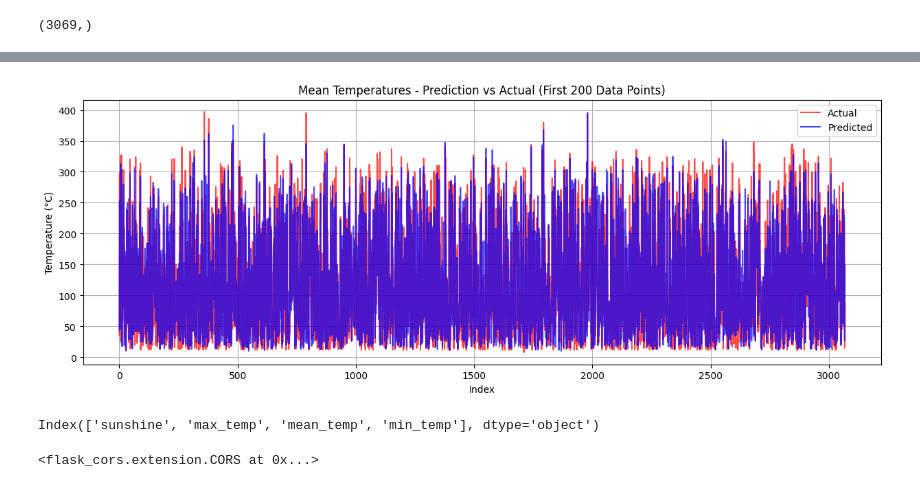
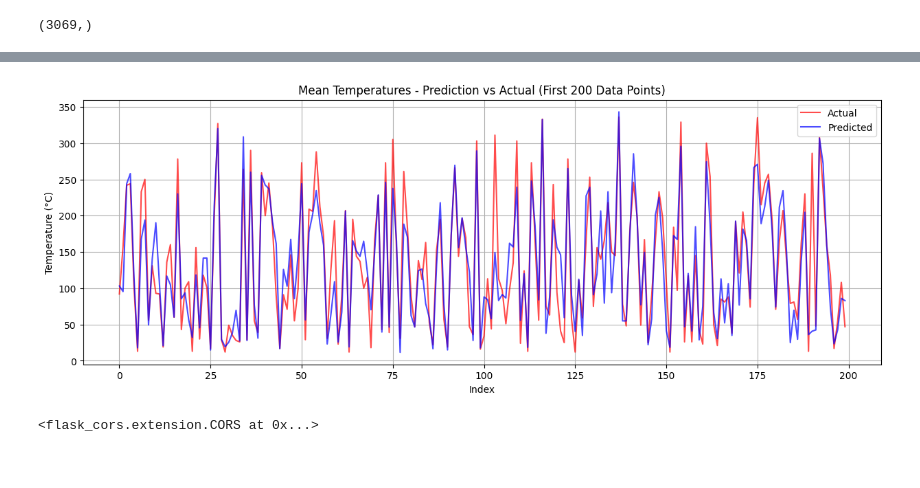
Before and after one commit to gredychristian/London-Weather-Prediction, a Jupyter notebook: london_weather.ipynb, the cells around one changed output, grey strips where cells are left out. Drawn from its saved outputs; the diff is of its cells as text; code cells hidden in the pictures.

```diff
--- a/london_weather.ipynb
+++ b/london_weather.ipynb
@@ -280,22 +280,18 @@ R² (Test): 0.8631
 # %%
 # Prediction Visualization
-plt.figure(figsize=(200,5))
+plt.figure(figsize=(15,5))
 
-plt.plot(range(len(y_test)), y_test, label='Actual', color='red', alpha = 0.7)
-plt.plot(range(len(y_pred)), y_pred, label='Predicted', color='blue', alpha = 0.7)
+plt.plot(range(len(y_test[:200])), y_test[:200], label='Actual', color='red', alpha = 0.7)
+plt.plot(range(len(y_pred[:200])), y_pred[:200], label='Predicted', color='blue', alpha = 0.7)
 
 plt.xlabel('Index')
 plt.ylabel('Temperature (°C)')
 plt.title('Mean Temperatures - Prediction vs Actual (First 200 Data Points)')
 plt.legend()
 plt.grid(True)
 plt.show()
 # %% [output]
-[figure, old version]
+[figure, new version]
-# %%
-X.columns
-# %% [output]
-Index(['sunshine', 'max_temp', 'mean_temp', 'min_temp'], dtype='object')
 # %%
 # Setting the Web App Prediction Environment
 
```
Also changed, not shown: parts of 6 cells of this notebook.
